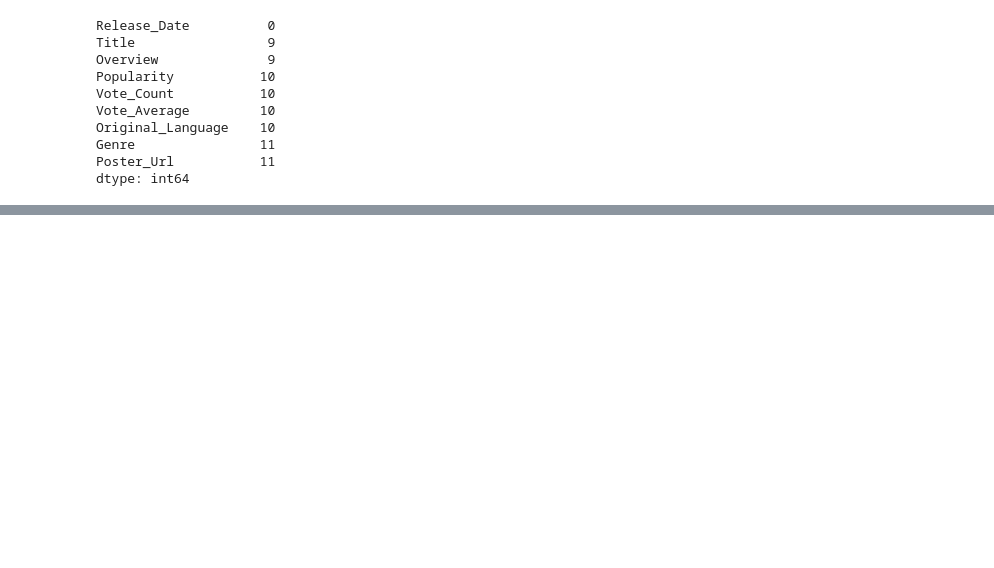
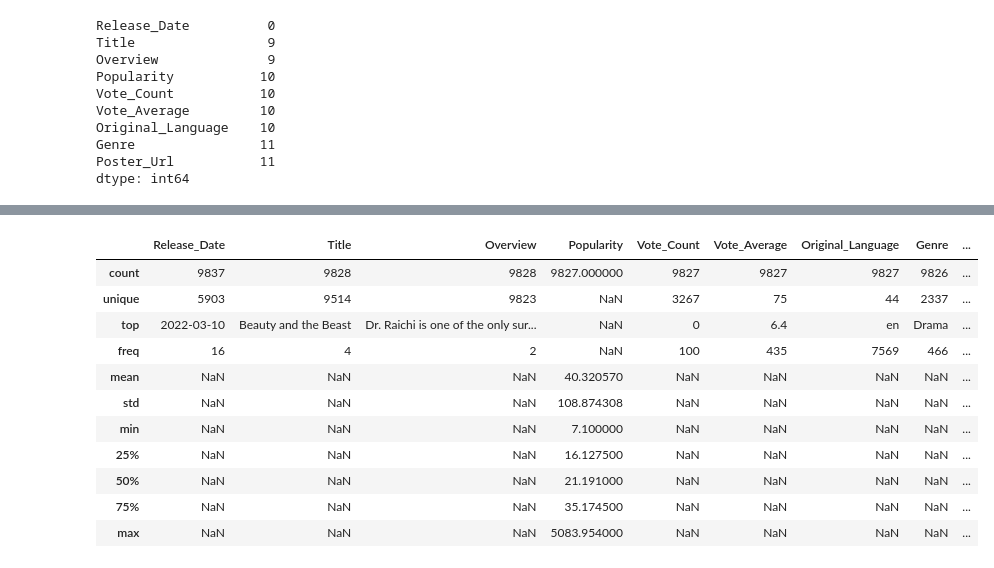
Before and after one commit to DataScience-DHBWKA/Data-Mining-Technos, a Jupyter notebook: Data-Mining-Technos.ipynb, the cells around one changed output, grey strips where cells are left out. Drawn from its saved outputs; the diff is of its cells as text; code cells hidden in the pictures; blank space fills up the shorter version.

```diff
--- a/Data-Mining-Technos.ipynb
+++ b/Data-Mining-Technos.ipynb
@@ -24,4 +24,8 @@ Data columns (total 9 columns):
  8   Poster_Url         9826 non-null   object
 dtypes: float64(1), object(8)
 memory usage: 691.8+ KB
+# %%
+column_types = {'Title':'string', 'Overview':'string', 'Original_Language':'string'}
+
+train_data = pd.read_csv('./mymoviedb.csv', engine='python', dtype=column_types)
 # %%
@@ -57,0 +98,15 @@ sns.heatmap(train_data.isnull(),yticklabels=False,cbar=False,cmap='viridis')
+# %%
+train_data.describe(include='all')
+# %% [output]
+|  | Release_Date | Title | Overview | Popularity | Vote_Count | Vote_Average | Original_Language | Genre | ... |
+| count | 9837 | 9828 | 9828 | 9827.000000 | 9827 | 9827 | 9827 | 9826 | ... |
+| unique | 5903 | 9514 | 9823 | NaN | 3267 | 75 | 44 | 2337 | ... |
+| top | 2022-03-10 | Beauty and the Beast | Dr. Raichi is one of the only sur... | NaN | 0 | 6.4 | en | Drama | ... |
+| freq | 16 | 4 | 2 | NaN | 100 | 435 | 7569 | 466 | ... |
+| mean | NaN | NaN | NaN | 40.320570 | NaN | NaN | NaN | NaN | ... |
+| std | NaN | NaN | NaN | 108.874308 | NaN | NaN | NaN | NaN | ... |
+| min | NaN | NaN | NaN | 7.100000 | NaN | NaN | NaN | NaN | ... |
+| 25% | NaN | NaN | NaN | 16.127500 | NaN | NaN | NaN | NaN | ... |
+| 50% | NaN | NaN | NaN | 21.191000 | NaN | NaN | NaN | NaN | ... |
+| 75% | NaN | NaN | NaN | 35.174500 | NaN | NaN | NaN | NaN | ... |
+| max | NaN | NaN | NaN | 5083.954000 | NaN | NaN | NaN | NaN | ... |
```
Also changed, not shown: parts of 19 cells of this notebook.
